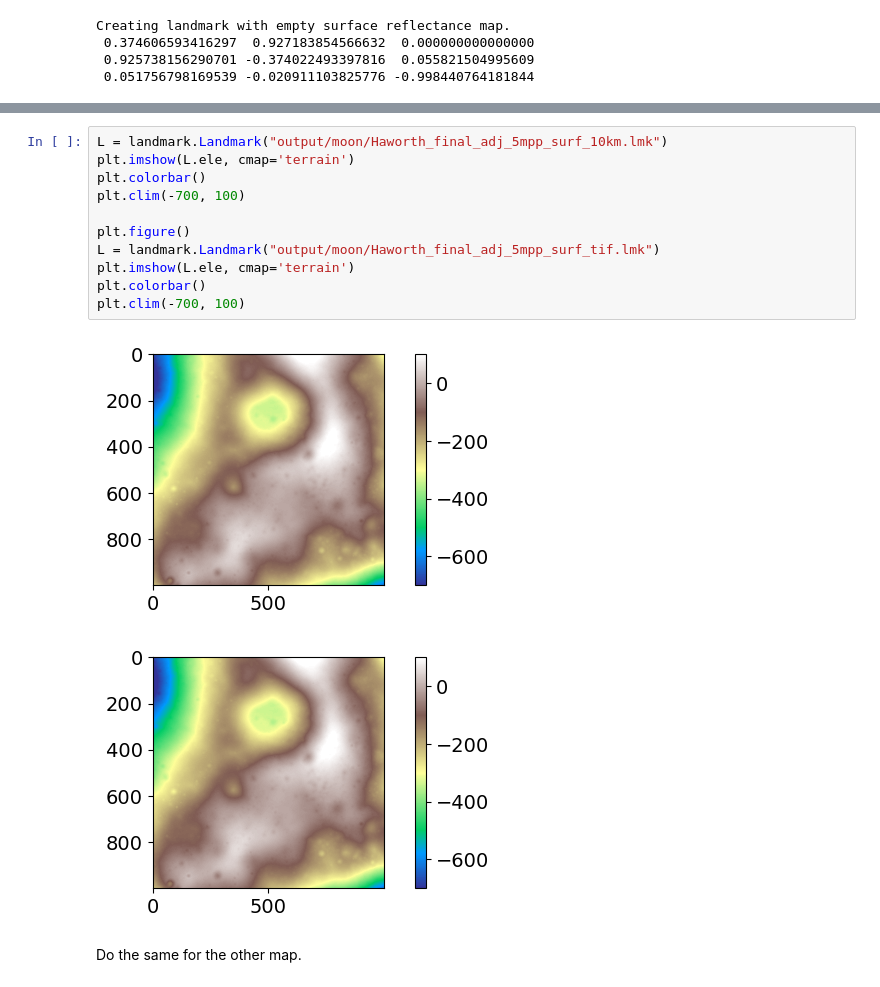
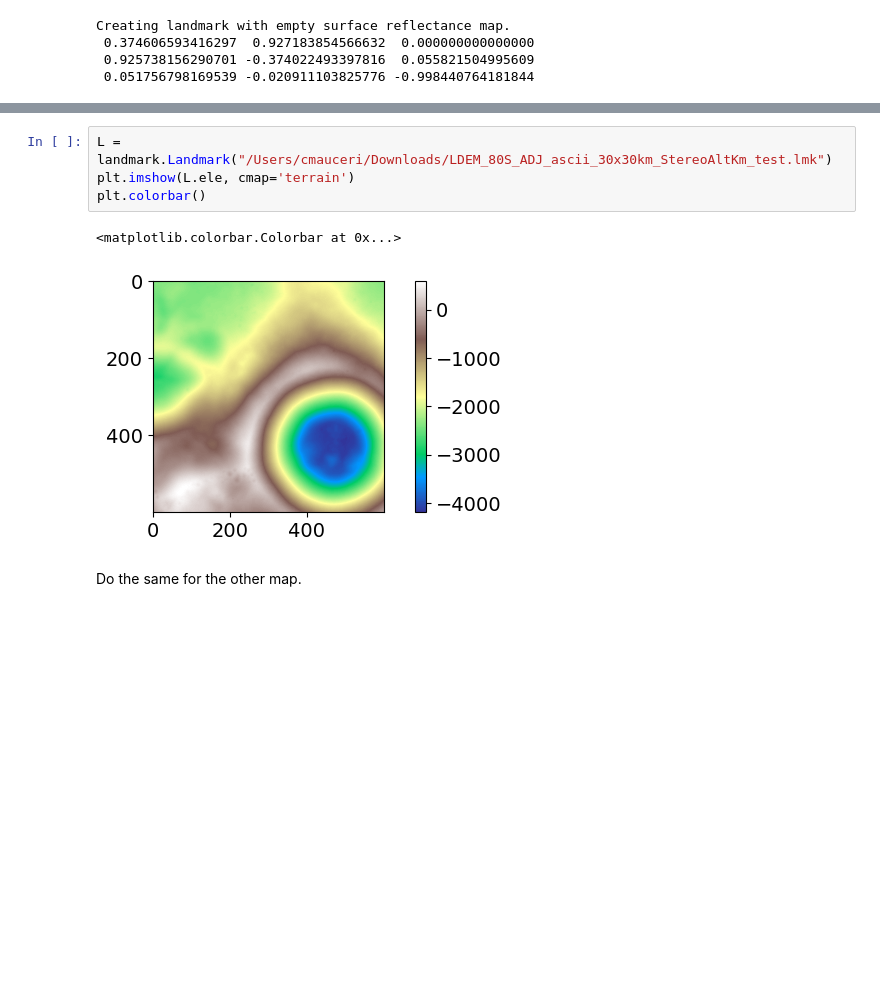
Before and after one commit to nasa-jpl/landmark_tools, a Jupyter notebook: example/MoonDemo.ipynb, the cells around one changed output, grey strips where cells are left out. Drawn from its saved outputs; the diff is of its cells as text; blank space fills up the shorter version.

```diff
--- a/example/MoonDemo.ipynb
+++ b/example/MoonDemo.ipynb
@@ -192,19 +192,12 @@ We can confirm that the elevation map looks correct by loading our landmark with
 
 ![Landmark Elevation](../imgs/Haworth_final_adj_5mpp_surf_10km_elevation.png)
 # %%
-L = landmark.Landmark("output/moon/Haworth_final_adj_5mpp_surf_10km.lmk")
+L = landmark.Landmark("/Users/cmauceri/Downloads/LDEM_80S_ADJ_ascii_30x30km_StereoAltKm_test.lmk")
 plt.imshow(L.ele, cmap='terrain')
 plt.colorbar()
-plt.clim(-700, 100)
-
-plt.figure()
-L = landmark.Landmark("output/moon/Haworth_final_adj_5mpp_surf_tif.lmk")
-plt.imshow(L.ele, cmap='terrain')
-plt.colorbar()
-plt.clim(-700, 100)
 # %% [output]
+<matplotlib.colorbar.Colorbar at 0x...>
-[figure, old version]
+[figure, new version]
-[figure, removed]
 # %% [markdown]
 Do the same for the other map.
 # %%
```
Also changed, not shown: parts of 7 cells of this notebook, 8 other files.
